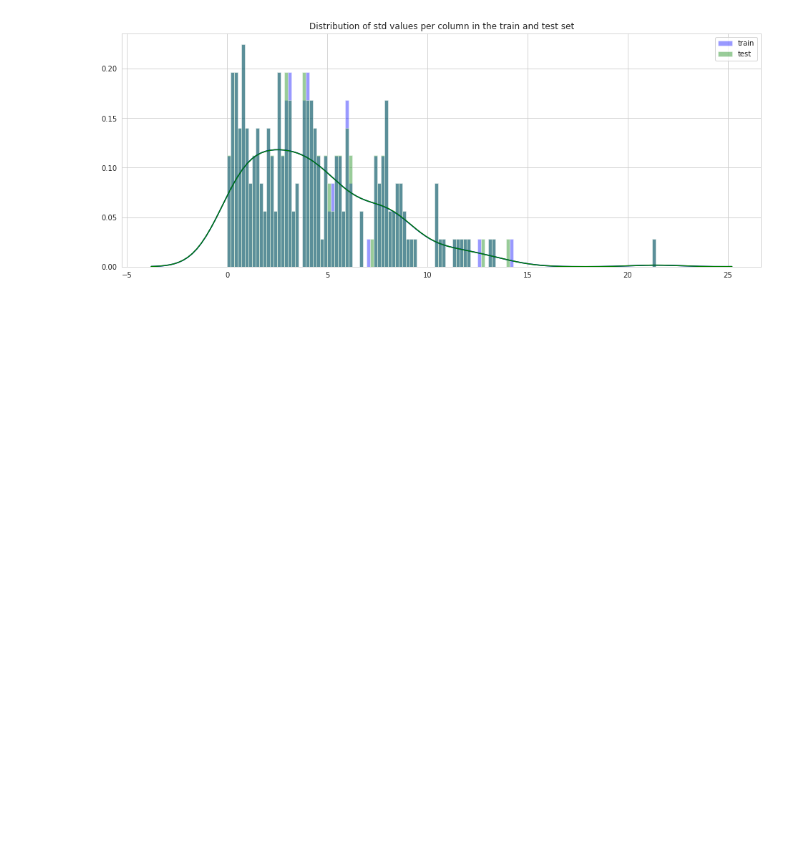
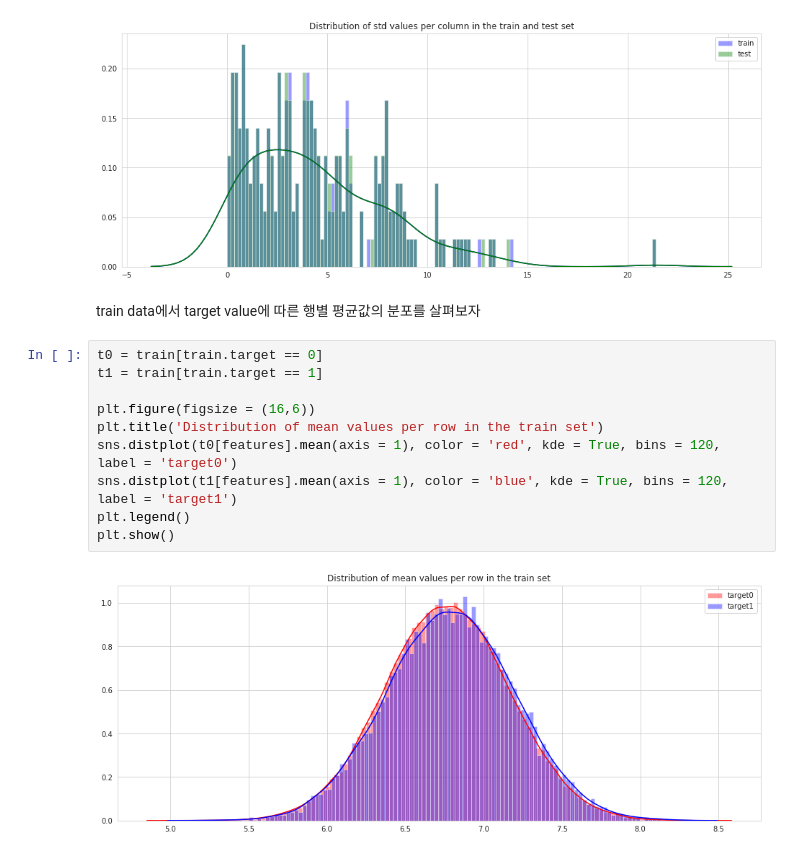
Before and after one commit to miniii222/-_-, a Jupyter notebook: kernel_study/Santander_Transaction_Prediction_1.ipynb, the cells around one changed output. Cells and saved outputs as stored; diff of their text form; blank space fills up the shorter version.

```diff
--- a/kernel_study/Santander_Transaction_Prediction_1.ipynb
+++ b/kernel_study/Santander_Transaction_Prediction_1.ipynb
@@ -298,3 +298,17 @@ sns.distplot(test[features].std(axis=0),color="green", kde=True,bins=120, label=
 plt.legend(); plt.show()
 # %% [output]
 [figure]
+# %% [markdown]
+train data에서 target value에 따른 행별 평균값의 분포를 살펴보자
+# %%
+t0 = train[train.target == 0]
+t1 = train[train.target == 1]
+
+plt.figure(figsize = (16,6))
+plt.title('Distribution of mean values per row in the train set')
+sns.distplot(t0[features].mean(axis = 1), color = 'red', kde = True, bins = 120, label = 'target0')
+sns.distplot(t1[features].mean(axis = 1), color = 'blue', kde = True, bins = 120, label = 'target1')
+plt.legend()
+plt.show()
+# %% [output]
+[figure, added]
```
Also changed, not shown: parts of 63 cells of this notebook.
